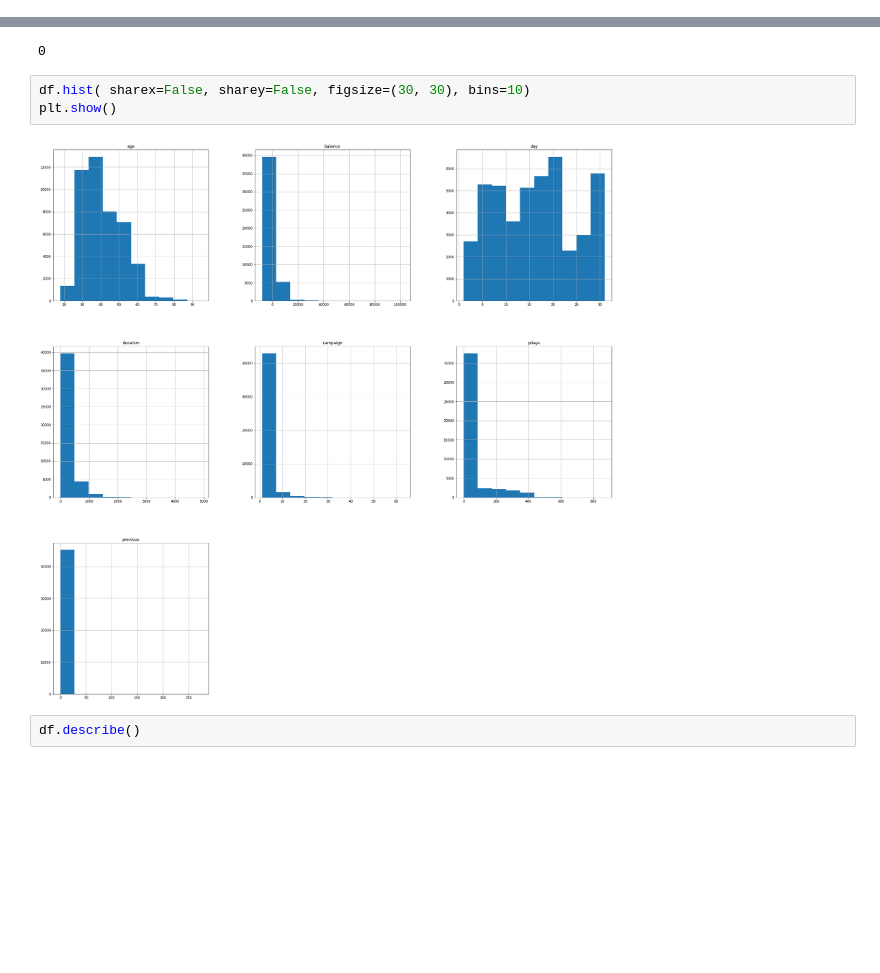
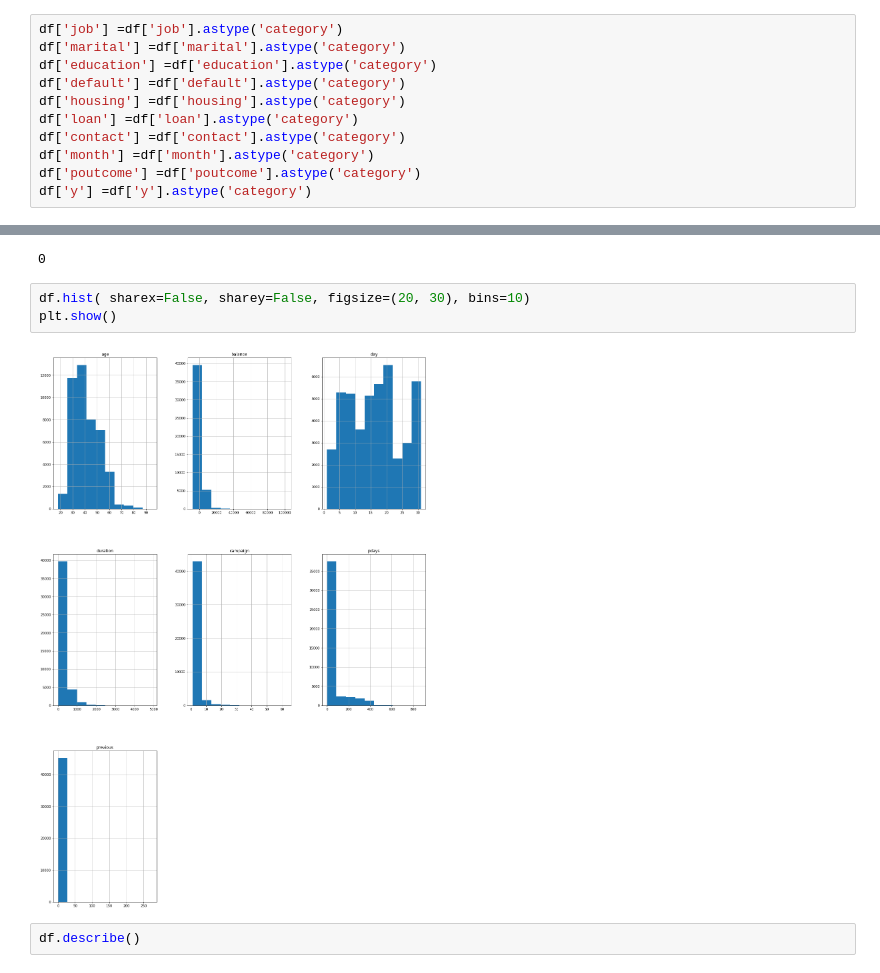
Before and after one commit to hieuvu99/ITEC4230_Project, a Jupyter notebook: Code.ipynb, the cells around one changed output, grey strips where cells are left out. Cells and saved outputs as stored; diff of their text form; blank space fills up the shorter version.

```diff
--- a/Code.ipynb
+++ b/Code.ipynb
@@ -78,3 +78,14 @@ Data columns (total 17 columns):
  16  y          45211 non-null  object
 dtypes: int64(7), object(10)
 memory usage: 5.9+ MB
+# %%
+df['job'] =df['job'].astype('category')
+df['marital'] =df['marital'].astype('category')
+df['education'] =df['education'].astype('category')
+df['default'] =df['default'].astype('category')
+df['housing'] =df['housing'].astype('category')
+df['loan'] =df['loan'].astype('category')
+df['contact'] =df['contact'].astype('category')
+df['month'] =df['month'].astype('category')
+df['poutcome'] =df['poutcome'].astype('category')
+df['y'] =df['y'].astype('category')
@@ -84,10 +115,10 @@ df.isnull().sum().sum()
 # %% [output]
 0
 # %%
-df.hist( sharex=False, sharey=False, figsize=(30, 30), bins=10)
+df.hist( sharex=False, sharey=False, figsize=(20, 30), bins=10)
 plt.show()
 # %% [output]
-[figure, old version]
+[figure, new version]
 # %%
 df.describe()
 # %% [output]
```
Also changed, not shown: parts of 13 cells of this notebook.
